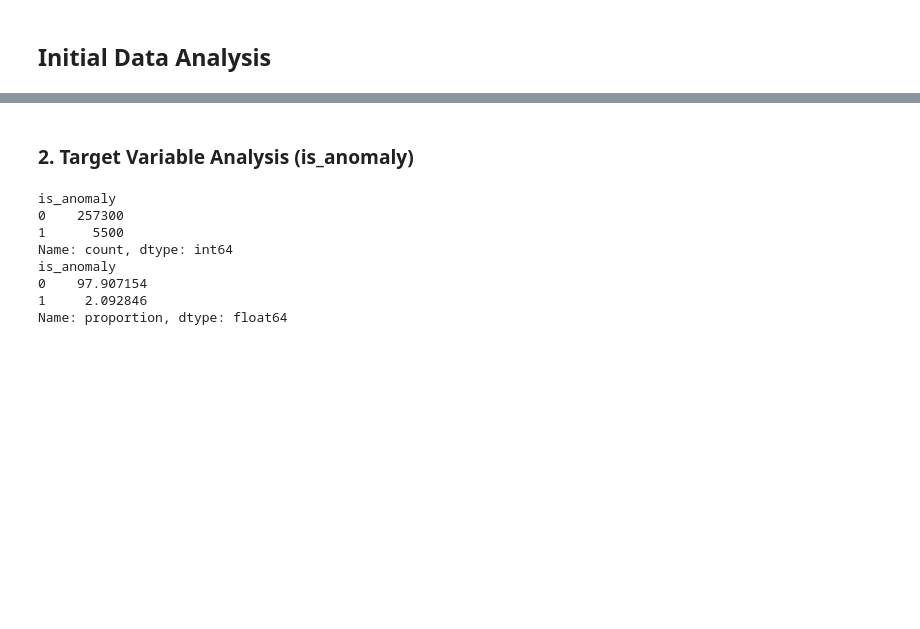
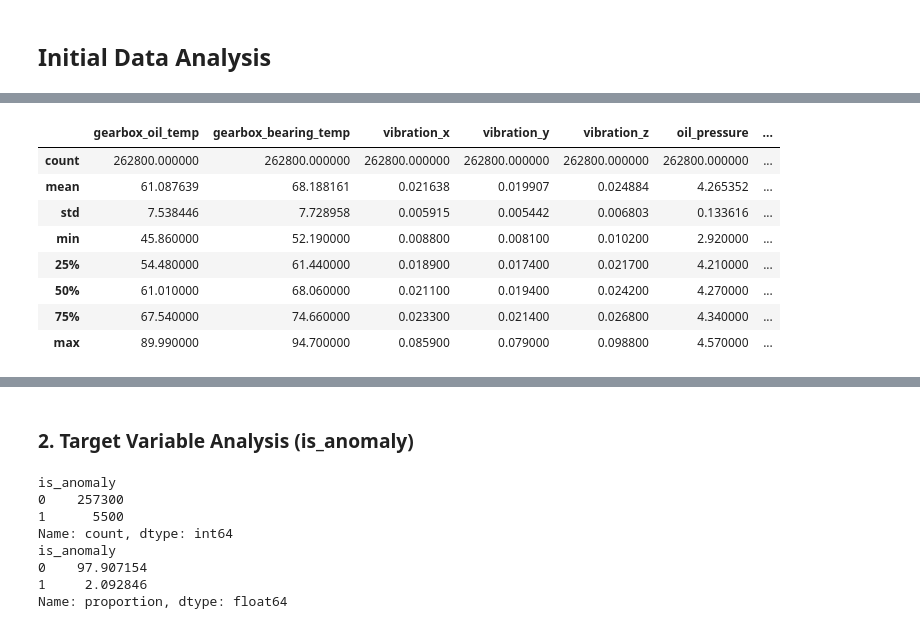
Before and after one commit to GeorgiiAf/machine_learning-project, a Jupyter notebook: project.ipynb, the cells around one changed output, grey strips where cells are left out. Saved outputs shown, nothing was run; the diff lists cells and outputs as text; code cells hidden in the pictures; blank space fills up the shorter version.

```diff
--- a/project.ipynb
+++ b/project.ipynb
@@ -197,0 +198,12 @@ Number of duplicate rows: 0
+# %%
+df.describe()
+# %% [output]
+|  | gearbox_oil_temp | gearbox_bearing_temp | vibration_x | vibration_y | vibration_z | oil_pressure | ... |
+| count | 262800.000000 | 262800.000000 | 262800.000000 | 262800.000000 | 262800.000000 | 262800.000000 | ... |
+| mean | 61.087639 | 68.188161 | 0.021638 | 0.019907 | 0.024884 | 4.265352 | ... |
+| std | 7.538446 | 7.728958 | 0.005915 | 0.005442 | 0.006803 | 0.133616 | ... |
+| min | 45.860000 | 52.190000 | 0.008800 | 0.008100 | 0.010200 | 2.920000 | ... |
+| 25% | 54.480000 | 61.440000 | 0.018900 | 0.017400 | 0.021700 | 4.210000 | ... |
+| 50% | 61.010000 | 68.060000 | 0.021100 | 0.019400 | 0.024200 | 4.270000 | ... |
+| 75% | 67.540000 | 74.660000 | 0.023300 | 0.021400 | 0.026800 | 4.340000 | ... |
+| max | 89.990000 | 94.700000 | 0.085900 | 0.079000 | 0.098800 | 4.570000 | ... |
```
Also changed, not shown: parts of 15 cells of this notebook, 1 other file.
